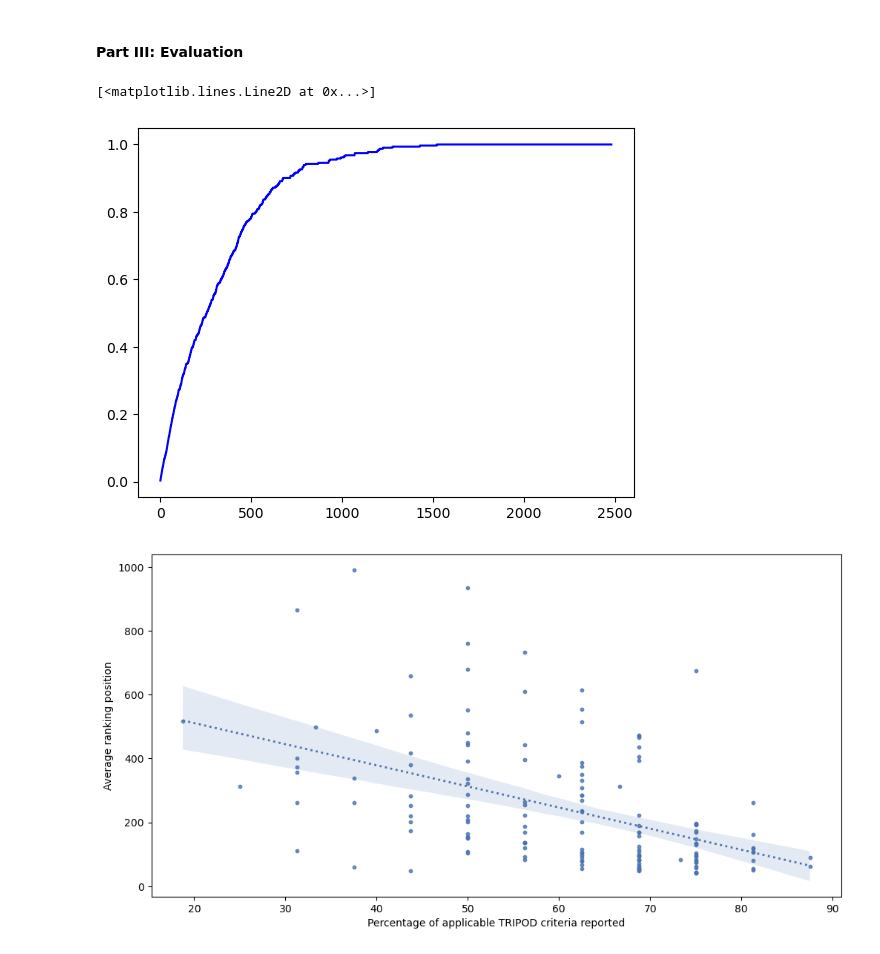
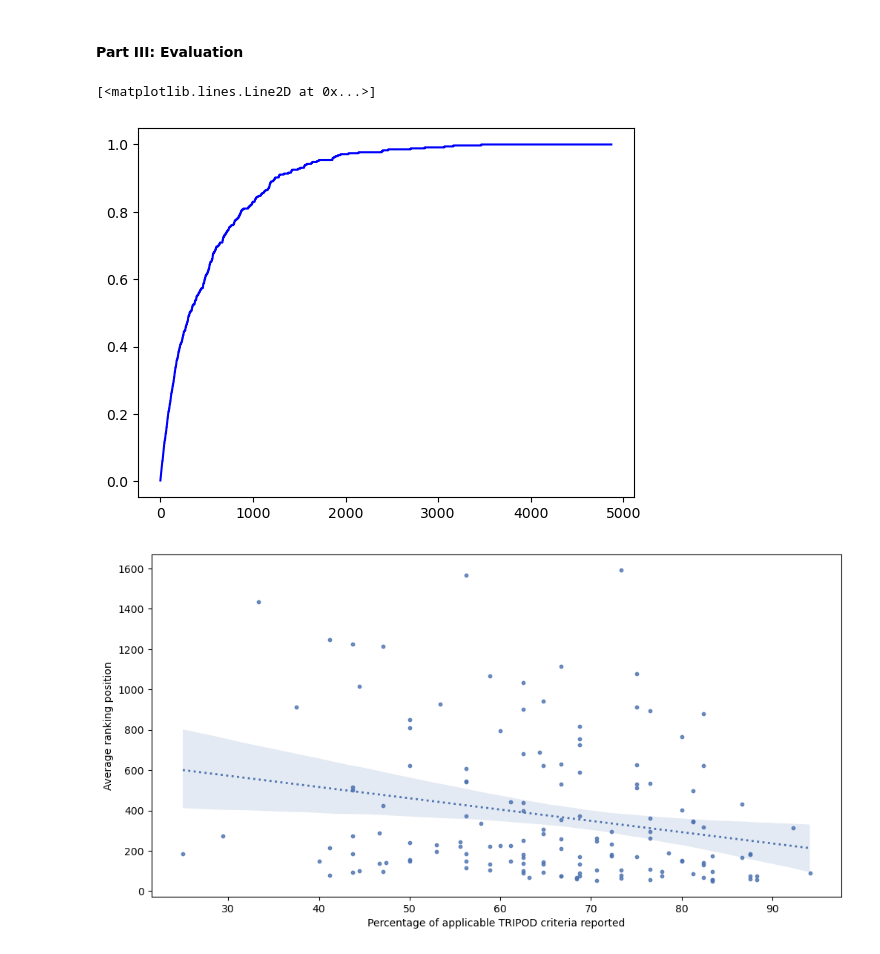
Before and after one commit to isa-sp/TAR-abstracts, a Jupyter notebook: set-up.ipynb, the cells around one changed output. Drawn from its saved outputs; the diff is of its cells as text; code cells hidden in the pictures.

Commit message:
Fix second dataset ranking

```diff
--- a/set-up.ipynb
+++ b/set-up.ipynb
@@ -80,6 +80,27 @@ for i in range(0, len(sim_list_names)):
         multiple_sims.append((sim_list_names[i], len(review_dic[sim_list_names[i].split('_')[0]]), n_simulations, raw_output))
 # %% [markdown]
 Merge the rankings with the datasets
+# %%
+warnings.filterwarnings('ignore', category=FutureWarning)
+
+review_dic_merged = review_dic.copy()
+
+for i in review_dic:
+    for j in range(0, len(multiple_sims)):
+        if multiple_sims[j][0].split('_')[0] == i:
+
+            for k in multiple_sims[j][3]:
+
+                review_sim = multiple_sims[j][0] + "_" + str(j)
+                review_key = multiple_sims[j][0].split('_')[0]
+                index_list = multiple_sims[j][3][k][0]['record_id']
+                review_dic_merged[review_key][review_sim] = review_dic_merged[review_key]['record_id'].map({val: idx for idx, val in enumerate(index_list)})
+
+    review_dic_merged[review_key]['ranking_average_logistic_tfidf'] = review_dic_merged[review_key].filter(like='logistic_tfidf').mean(axis=1)
+    review_dic_merged[review_key]['ranking_average_logistic_sbert'] = review_dic_merged[review_key].filter(like='logistic_sbert').mean(axis=1)
+    review_dic_merged[review_key]['ranking_average_nb_tfidf'] = review_dic_merged[review_key].filter(like='nb_tfidf').mean(axis=1)
+    review_dic_merged[review_key]['ranking_average_svm_sbert'] = review_dic_merged[review_key].filter(like='svm_sbert').mean(axis=1)
+    review_dic_merged[review_key]['ranking_average_svm_tfidf'] = review_dic_merged[review_key].filter(like='svm_tfidf').mean(axis=1)
 # %%
 warnings.filterwarnings('ignore', category=FutureWarning)
 
@@ -103,19 +124,19 @@ for i in range(0, len(multiple_sims)):
 # %% [markdown]
 #### **Part III: Evaluation**
 # %%
-df = review_dic_merged['Prog1']
+df = review_dic_merged['Prog3']
 df_sort = df.sort_values(by='ranking_average_logistic_tfidf', ascending=True)
 labels = df_sort['label_ta_included']
 
 labels_series = pd.Series(labels)
 total_ones = labels_series.sum()
 cumulative_sum = labels_series.cumsum()
 proportion_ones = cumulative_sum / total_ones
 proportion_ones
 plt.plot(range(0, len(df)), proportion_ones, label='Line plot', color='blue')
 # %% [output]
 [<matplotlib.lines.Line2D at 0x...>]
-[figure, old version]
+[figure, new version]
 # %%
 import numpy as np
 import seaborn as sns
@@ -153,7 +174,7 @@ for x_var in x_variables:
         plt.xlabel("Percentage of applicable TRIPOD criteria reported")
         plt.show()
 # %% [output]
-[figure, old version]
+[figure, new version]
 # %%
 import pandas as pd
 import seaborn as sns
```
Also changed, not shown: parts of 1 cell of this notebook.
